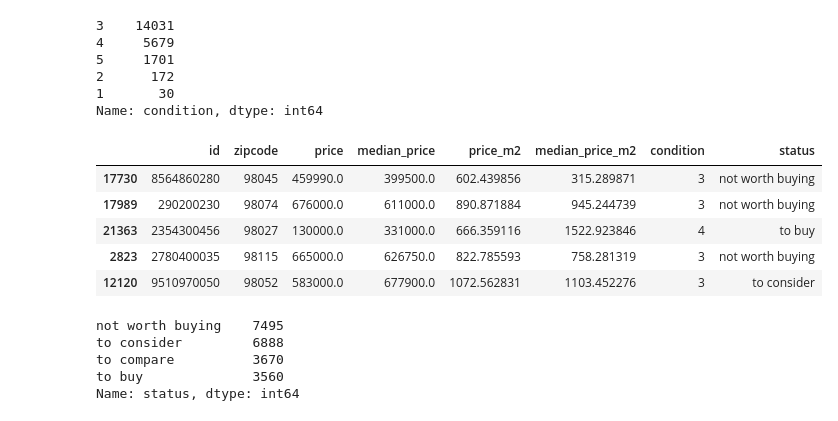
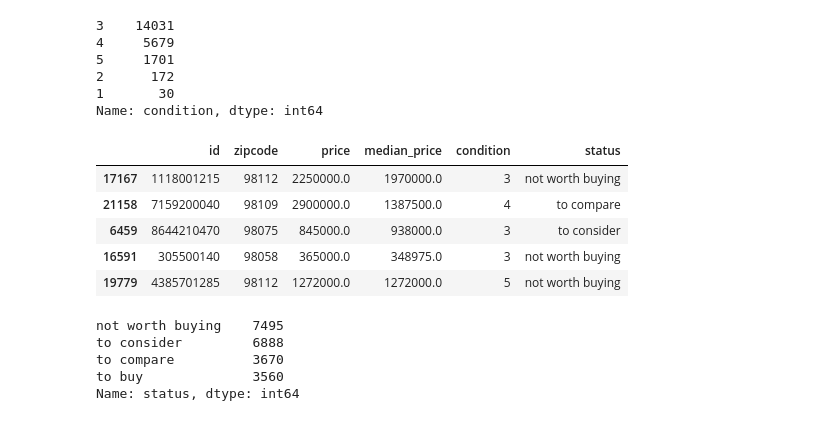
Before and after one commit to thuyle-23/house-price-prediction, a Jupyter notebook: House_Price_Prediction_(1).ipynb, the cells around one changed output. Cells and saved outputs as stored; diff of their text form; code cells hidden in the pictures.

```diff
--- a/House_Price_Prediction_(1).ipynb
+++ b/House_Price_Prediction_(1).ipynb
@@ -414,7 +416,7 @@ See the caveats in the documentation: https://pandas.pydata.org/pandas-docs/stab
 | 3 | 2487200875 | 2014-12-09 | 604000.0 | 5 | 7 | 98136 | 4 | 3.00 | 47.5208 | -122.393 | ... |
 | 4 | 1954400510 | 2015-02-18 | 510000.0 | 3 | 8 | 98074 | 3 | 2.00 | 47.6168 | -122.045 | ... |
 # %%
-house_df_fs['house_total_m2'] = house_df_fs['m2_living'] + house_df_fs['m2_lot']
+# house_df_fs['house_total_m2'] = house_df_fs['m2_living'] + house_df_fs['m2_lot']
 
 house_df_fs.head()
 # %% [output]
@@ -430,4 +427,4 @@ See the caveats in the documentation: https://pandas.pydata.org/pandas-docs/stab
 | 3 | 2487200875 | 2014-12-09 | 604000.0 | 5 | 7 | 98136 | 4 | 3.00 | 47.5208 | -122.393 | ... |
 | 4 | 1954400510 | 2015-02-18 | 510000.0 | 3 | 8 | 98074 | 3 | 2.00 | 47.6168 | -122.045 | ... |
 # %%
-house_df_fs['price_m2'] = house_df_fs['price']/house_df_fs['house_total_m2']
+# house_df_fs['price_m2'] = house_df_fs['price']/house_df_fs['house_total_m2']
@@ -543,13 +532,6 @@ zipcode_median_price = house_df_ins[['price', 'zipcode','living_size','lot_size'
 zipcode_median_price.columns = ['zipcode','living_size','lot_size','median_price']
 
 house_df_ins = pd.merge(house_df_fs,zipcode_median_price,on=['zipcode','living_size','lot_size'],how='inner')
-
-# Calculate its median price per m2 per region per living size and per lot size.
-
-zipcode_median_price_m2 = house_df_ins[['price_m2', 'zipcode','living_size','lot_size']].groupby(['zipcode','living_size','lot_size']).median().reset_index()
-zipcode_median_price_m2.columns = ['zipcode','living_size','lot_size','median_price_m2']
-
-house_df_ins = pd.merge(house_df_ins,zipcode_median_price_m2,on=['zipcode','living_size','lot_size'],how='inner')
 # %%
 # Create house recommendation system
 
@@ -558,14 +540,14 @@ house_df_ins['status'] = house_df_ins[['price','condition','median_price']].appl
                                                                                      else 'to compare' if (x[0] > x[2])  & (x[1] > 3)\
                                                                                      else 'not worth buying',  axis = 1)
 # %%
-house_df_ins[['id','zipcode','price','median_price','price_m2','median_price_m2','condition','status']].sample(5)
+house_df_ins[['id','zipcode','price','median_price','condition','status']].sample(5)
 # %% [output]
-|  | id | zipcode | price | median_price | price_m2 | median_price_m2 | condition | status |
-| 17730 | 8564860280 | 98045 | 459990.0 | 399500.0 | 602.439856 | 315.289871 | 3 | not worth buying |
-| 17989 | 290200230 | 98074 | 676000.0 | 611000.0 | 890.871884 | 945.244739 | 3 | not worth buying |
-| 21363 | 2354300456 | 98027 | 130000.0 | 331000.0 | 666.359116 | 1522.923846 | 4 | to buy |
-| 2823 | 2780400035 | 98115 | 665000.0 | 626750.0 | 822.785593 | 758.281319 | 3 | not worth buying |
-| 12120 | 9510970050 | 98052 | 583000.0 | 677900.0 | 1072.562831 | 1103.452276 | 3 | to consider |
+|  | id | zipcode | price | median_price | condition | status |
+| 17167 | 1118001215 | 98112 | 2250000.0 | 1970000.0 | 3 | not worth buying |
+| 21158 | 7159200040 | 98109 | 2900000.0 | 1387500.0 | 4 | to compare |
+| 6459 | 8644210470 | 98075 | 845000.0 | 938000.0 | 3 | to consider |
+| 16591 | 305500140 | 98058 | 365000.0 | 348975.0 | 3 | not worth buying |
+| 19779 | 4385701285 | 98112 | 1272000.0 | 1272000.0 | 5 | not worth buying |
 # %%
 house_df_ins.status.value_counts()
 # %% [output]
```
Also changed, not shown: parts of 11 cells of this notebook.
